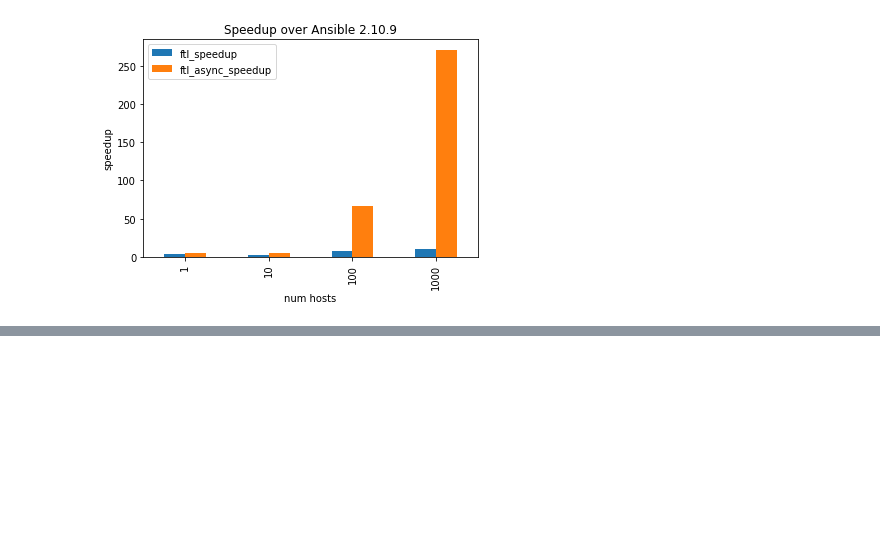
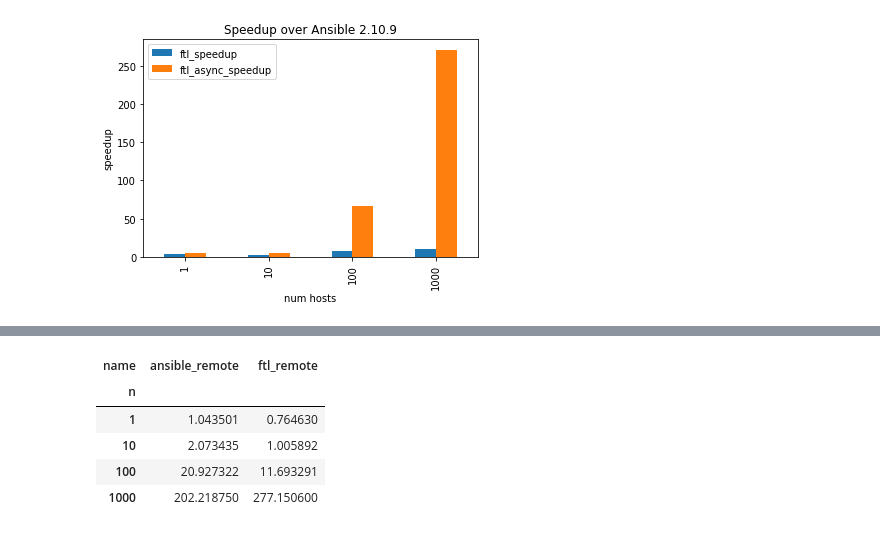
Before and after one commit to benthomasson/faster-than-light, a Jupyter notebook: blog/0006-Performance.ipynb, the cells around one changed output, grey strips where cells are left out. Saved outputs shown, nothing was run; the diff lists cells and outputs as text; code cells hidden in the pictures; blank space fills up the shorter version.

```diff
--- a/blog/0006-Performance.ipynb
+++ b/blog/0006-Performance.ipynb
@@ -44,0 +53,10 @@ df_speedup.plot.bar(title="Speedup over Ansible 2.10.9", xlabel="num hosts", yla
+# %%
+remote_df2 = remote_df.pivot(index="n", columns="name", values="time")
+remote_df2
+# %% [output]
+| name | ansible_remote | ftl_remote |
+| n |  |  |
+| 1 | 1.043501 | 0.764630 |
+| 10 | 2.073435 | 1.005892 |
+| 100 | 20.927322 | 11.693291 |
+| 1000 | 202.218750 | 277.150600 |
```
Also changed, not shown: parts of 8 cells of this notebook, 2 other files.
